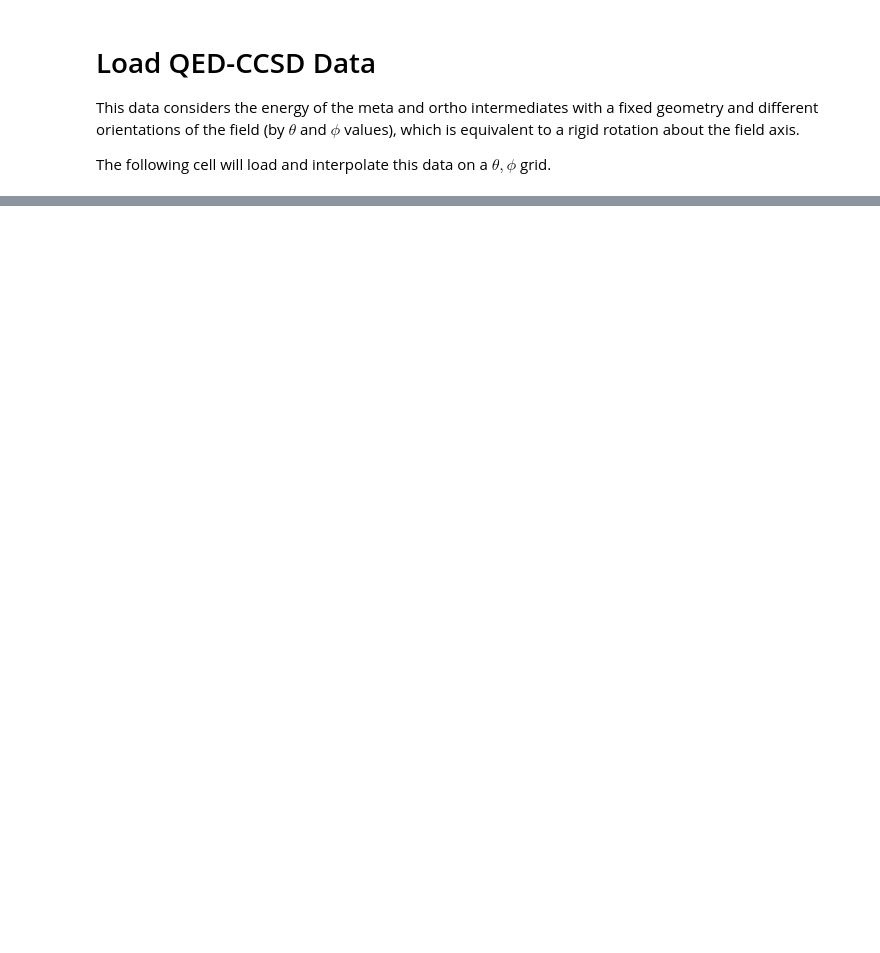
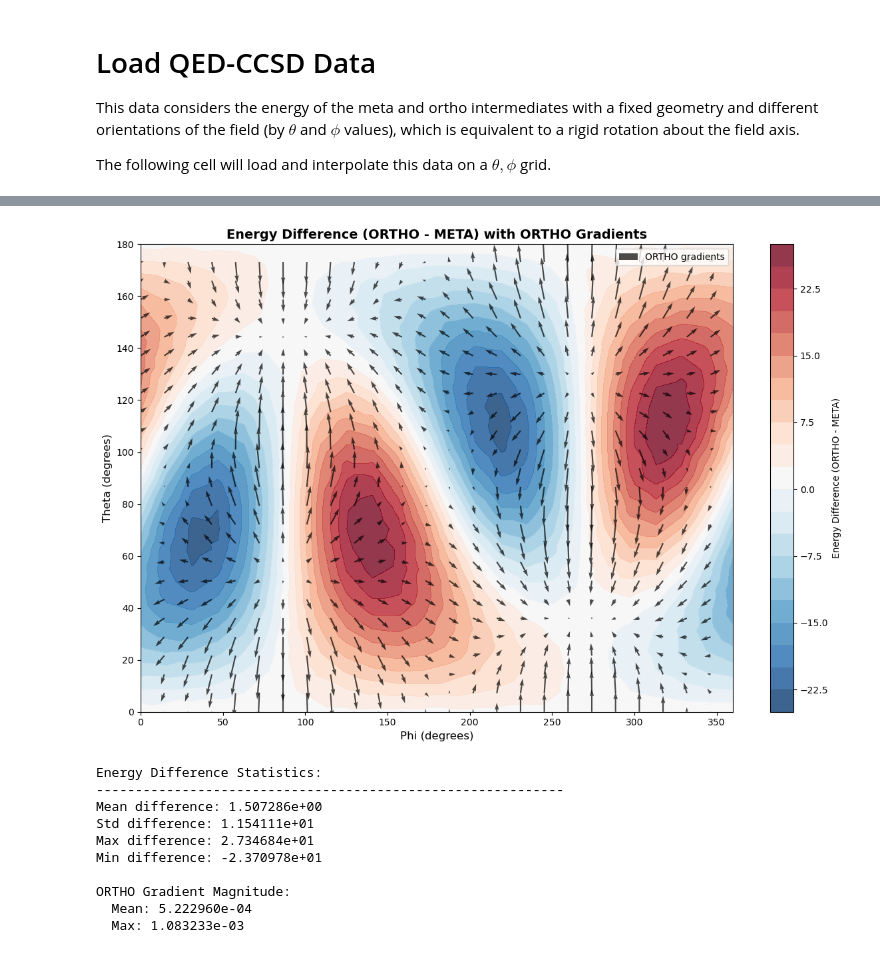
Before and after one commit to FoleyLab/cqed-rhf, a Jupyter notebook: examples/nitrobenzene/ortho_meta_orientation/torque_analysis_rhf_cas_ccsd.ipynb, the cells around one changed output, grey strips where cells are left out. Cells and saved outputs as stored; diff of their text form; code cells hidden in the pictures; blank space fills up the shorter version.

```diff
--- a/examples/nitrobenzene/ortho_meta_orientation/torque_analysis_rhf_cas_ccsd.ipynb
+++ b/examples/nitrobenzene/ortho_meta_orientation/torque_analysis_rhf_cas_ccsd.ipynb
@@ -524,7 +487,7 @@ dE_dphi_ortho, dE_dtheta_ortho, grad_mag_ortho = plot_gradient_field(
 # %%
-def plot_energy_difference_with_gradients(meta_results, ortho_results,
+def plot_energy_difference_with_gradients(meta_results, ortho_results, nitro_results,
                                           gradient_source='ortho',
-                                          subsample=4, file_name="test.png"):
+                                          subsample=4, file_name="test.png", trajectory=None):
     """
     Plot energy difference (ortho - meta) with gradient vectors overlaid.
 
@@ -538,6 +501,10 @@ def plot_energy_difference_with_gradients(meta_results, ortho_results,
         Which gradients to overlay: 'ortho', 'meta', or 'both'
     subsample : int
         Plot every Nth arrow
+    file_name : string
+        Name of the file to save plot in
+    trajectory : Optional tuple
+        Trajectory of phi and theta containing the dynamics subject to the gradient field
     """
     hartree_to_kcalmol = 627.5094740631
 
@@ -554,9 +521,25 @@ def plot_energy_difference_with_gradients(meta_results, ortho_results,
         dE_dtheta_ortho, dE_dphi_ortho = np.gradient(
             ortho_results['grid_values'], theta_grid, phi_grid)
 
+        # get negative of gradient -> force
+        dE_dtheta_ortho *= -1
+        dE_dphi_ortho *= -1
+
     if gradient_source in ['meta', 'both']:
         dE_dtheta_meta, dE_dphi_meta = np.gradient(
             meta_results['grid_values'], theta_grid, phi_grid)
+
+        # get negative of gradient -> force
+        dE_dtheta_meta *= -1
+        dE_dphi_meta *= -1
+
+    if gradient_source in ['nitro', 'both']:
+        dE_dtheta_nitro, dE_dphi_nitro = np.gradient(
+            nitro_results['grid_values'], theta_grid, phi_grid)
+
+        # get negative of gradient -> force
+        dE_dtheta_nitro *= -1
+        dE_dphi_nitro *= -1
 
     # Create figure
     fig, ax = plt.subplots(figsize=(12, 8))
@@ -582,6 +565,14 @@ def plot_energy_difference_with_gradients(meta_results, ortho_results,
                           color='green', alpha=0.7,
                           label='META gradients')
 
+    elif gradient_source == "nitro":
+        quiver = ax.quiver(PH[::subsample, ::subsample],
+                          TH[::subsample, ::subsample],
+                          dE_dphi_nitro[::subsample, ::subsample],
+                          dE_dtheta_nitro[::subsample, ::subsample],
+                          color='red', alpha=0.7,
+                          label='NITRO gradients')
+
     elif gradient_source == 'both':
         quiver1 = ax.quiver(PH[::subsample, ::subsample],
                            TH[::subsample, ::subsample],
@@ -596,6 +587,26 @@ def plot_energy_difference_with_gradients(meta_results, ortho_results,
                            dE_dtheta_meta[::subsample, ::subsample],
                            color='green', alpha=0.6,
                            label='META gradients', width=0.003)
+
+    # Overlay trajectory if provided
+    if trajectory is not None:
+        phi_traj, theta_traj = trajectory
+
+        ax.plot(phi_traj, theta_traj, 'go',
+                #color='go',
+                #linewidth=1.5,
+                alpha=0.9,
+                label='QED-RHF trajectory')
+
+        # Mark starting point
+        ax.scatter(phi_traj[0], theta_traj[0],
+                   color='black', s=80, marker='o',
+                   label='Start')
+
+        # Mark end point
+        ax.scatter(phi_traj[-1], theta_traj[-1],
+                   color='magenta', s=80, marker='X',
+                   label='End')
 
     ax.set_xlabel('Phi (degrees)', fontsize=12)
     ax.set_ylabel('Theta (degrees)', fontsize=12)
@@ -616,32 +627,53 @@ def plot_energy_difference_with_gradients(meta_results, ortho_results,
     print(f"{'-'*60}")
     print(f"Mean difference: {np.nanmean(energy_diff):.6e}")
     print(f"Std difference: {np.nanstd(energy_diff):.6e}")
     print(f"Max difference: {np.nanmax(energy_diff):.6e}")
     print(f"Min difference: {np.nanmin(energy_diff):.6e}")
 
     if gradient_source in ['ortho', 'both']:
         grad_mag_ortho = np.sqrt(dE_dphi_ortho**2 + dE_dtheta_ortho**2)
         print(f"\nORTHO Gradient Magnitude:")
         print(f"  Mean: {np.nanmean(grad_mag_ortho):.6e}")
         print(f"  Max: {np.nanmax(grad_mag_ortho):.6e}")
 
     if gradient_source in ['meta', 'both']:
         grad_mag_meta = np.sqrt(dE_dphi_meta**2 + dE_dtheta_meta**2)
         print(f"\nMETA Gradient Magnitude:")
         print(f"  Mean: {np.nanmean(grad_mag_meta):.6e}")
         print(f"  Max: {np.nanmax(grad_mag_meta):.6e}")
 
+    if gradient_source in ['nitro', 'both']:
+        grad_mag_nitro = np.sqrt(dE_dphi_nitro**2 + dE_dtheta_nitro**2)
+        print(f"\nNITRO Gradient Magnitude:")
+        print(f"  Mean: {np.nanmean(grad_mag_nitro):.6e}")
+        print(f"  Max: {np.nanmax(grad_mag_nitro):.6e}")
+
 
 # Usage examples:
 
 # Overlay ORTHO gradients on difference plot
-plot_energy_difference_with_gradients(meta_results, ortho_results,
+plot_energy_difference_with_gradients(meta_results, ortho_results, nitro_results,
                                      gradient_source='ortho', subsample=20, file_name="ortho_grad.png")
 
 # Overlay META gradients on difference plot
-plot_energy_difference_with_gradients(meta_results, ortho_results,
+plot_energy_difference_with_gradients(meta_results, ortho_results, nitro_results,
                                      gradient_source='meta', subsample=20, file_name="meta_grad.png")
 
+# Overlay META gradients on difference plot
+plot_energy_difference_with_gradients(meta_results, ortho_results, nitro_results,
+                                     gradient_source='nitro', subsample=20, file_name="nitro_grad.png", trajectory=(phi_traj, theta_traj))
 # Overlay both (compare gradient directions)
 #plot_energy_difference_with_gradients(meta_results, ortho_results,
 #                                     gradient_source='both', subsample=6)
+# %% [output]
+[figure, added]
+Energy Difference Statistics:
+------------------------------------------------------------
+Mean difference: 1.507286e+00
+Std difference: 1.154111e+01
+Max difference: 2.734684e+01
+Min difference: -2.370978e+01
+
+ORTHO Gradient Magnitude:
+  Mean: 5.222960e-04
+  Max: 1.083233e-03
```
Also changed, not shown: parts of 9 cells of this notebook, 5 other files.
